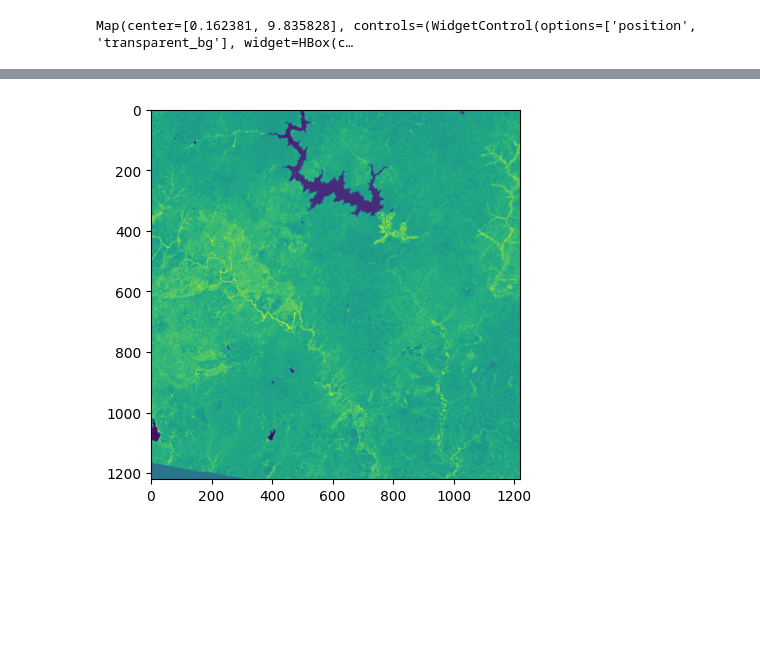
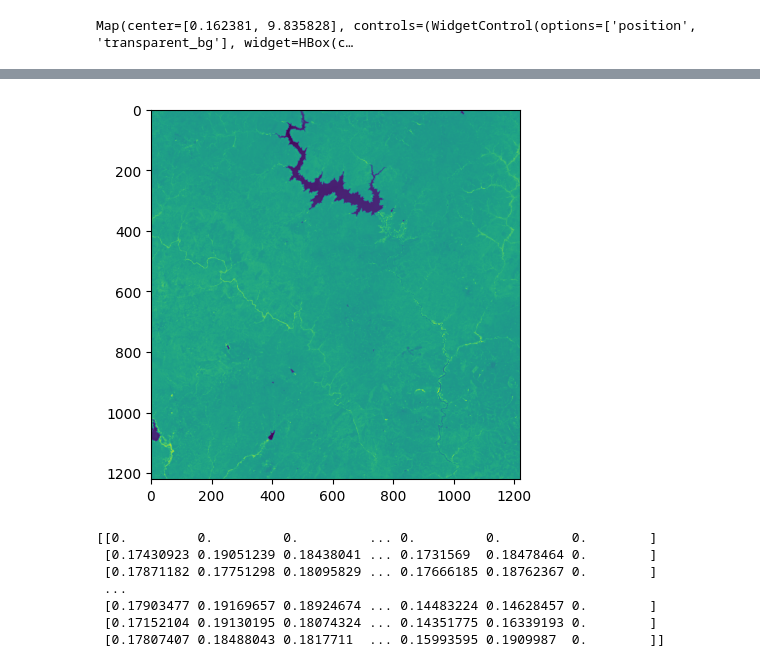
Before and after one commit to OmdenaAI/cracow-poland-rural-farmers, a Jupyter notebook: reports/sentinel-1.ipynb, the cells around one changed output, grey strips where cells are left out. Saved outputs shown, nothing was run; the diff lists cells and outputs as text; code cells hidden in the pictures; blank space fills up the shorter version.

```diff
--- a/reports/sentinel-1.ipynb
+++ b/reports/sentinel-1.ipynb
@@ -303,11 +263,19 @@ Data downloaded to /Users/aaronl/Documents/GitHub/cracow-poland-rural-farmers/re
 # %%
 import rasterio
 from rasterio.plot import show
 
-with rasterio.open('/Users/aaronl/Documents/GitHub/cracow-poland-rural-farmers/reports/outputs/20191218T102339_20191218T102604_T30PYT.tif') as src:
+with rasterio.open('/Users/aaronl/Documents/GitHub/cracow-poland-rural-farmers/reports/outputs/2019-03-03.tif') as src:
     all_bands = src.read()
     # Select the band you want to show
     band1 = all_bands[0]
     show(band1)
+    print(band1)
 # %% [output]
-[figure, old version]
+[figure, new version]
+[[0.         0.         0.         ... 0.         0.         0.        ]
+ [0.17430923 0.19051239 0.18438041 ... 0.1731569  0.18478464 0.        ]
+ [0.17871182 0.17751298 0.18095829 ... 0.17666185 0.18762367 0.        ]
+ ...
+ [0.17903477 0.19169657 0.18924674 ... 0.14483224 0.14628457 0.        ]
+ [0.17152104 0.19130195 0.18074324 ... 0.14351775 0.16339193 0.        ]
+ [0.17807407 0.18488043 0.1817711  ... 0.15993595 0.1909987  0.        ]]
```
Also changed, not shown: parts of 14 cells of this notebook, 26 other files.
